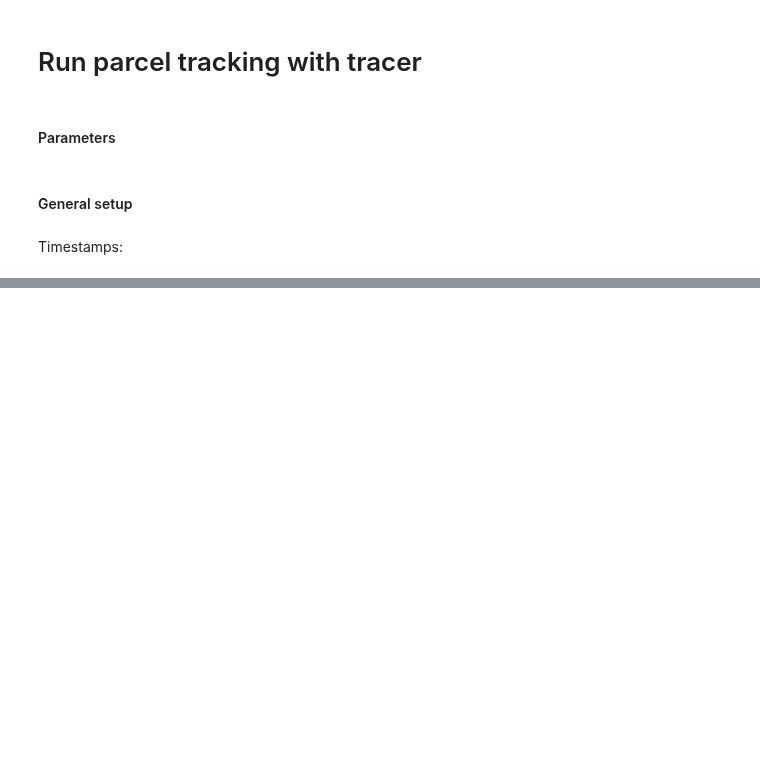
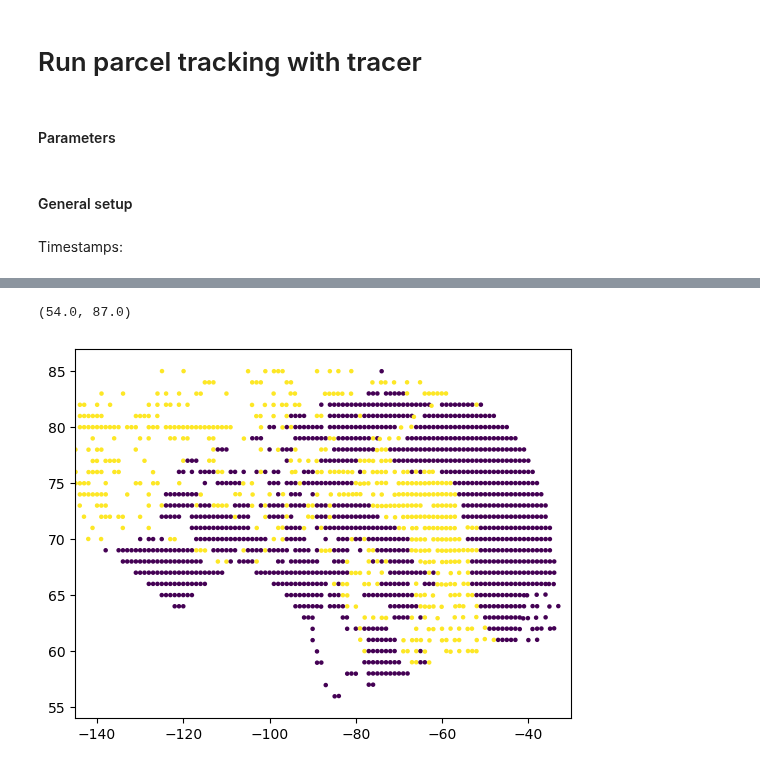
Before and after one commit to UBC-MOAD/analysis-brogalla, a Jupyter notebook: particle_tracking/experimentation/tracer-field-debugging.ipynb, the cells around one changed output, grey strips where cells are left out. Drawn from its saved outputs; the diff is of its cells as text; code cells hidden in the pictures; blank space fills up the shorter version.

```diff
--- a/particle_tracking/experimentation/tracer-field-debugging.ipynb
+++ b/particle_tracking/experimentation/tracer-field-debugging.ipynb
@@ -220,0 +152,9 @@ plt.scatter(pset.lon,pset.lat, c=pset.dissolpb, s=5)
+# %%
+pset = run_parcels(fieldset, runtime=delta(hours=12), nudging=True, sampling=True)
+# %%
+plt.scatter(pset.lon, pset.lat, c=pset.dissolpb, s=5, vmin=0, vmax=1e-12)
+plt.xlim(-145,-30)
+plt.ylim(54,87)
+# %% [output]
+(54.0, 87.0)
+[figure, added]
```
Also changed, not shown: parts of 51 cells of this notebook.
